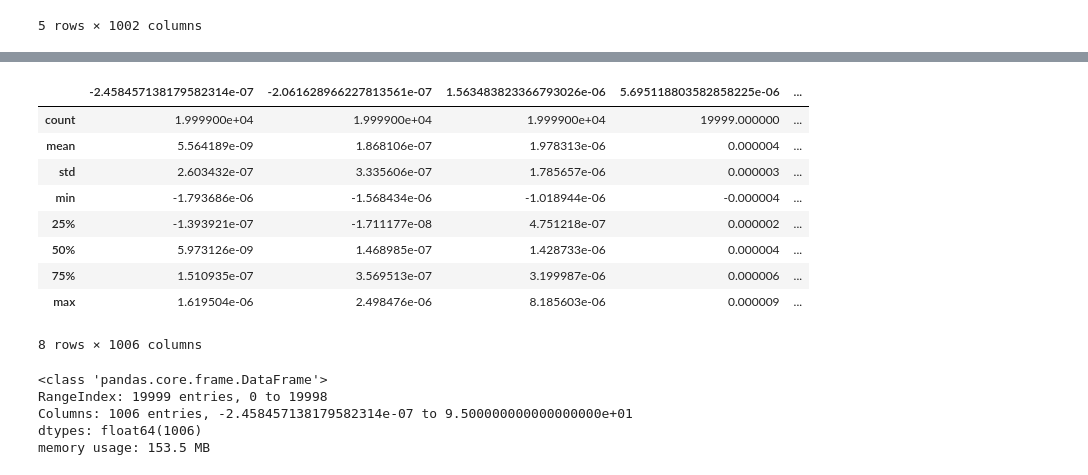
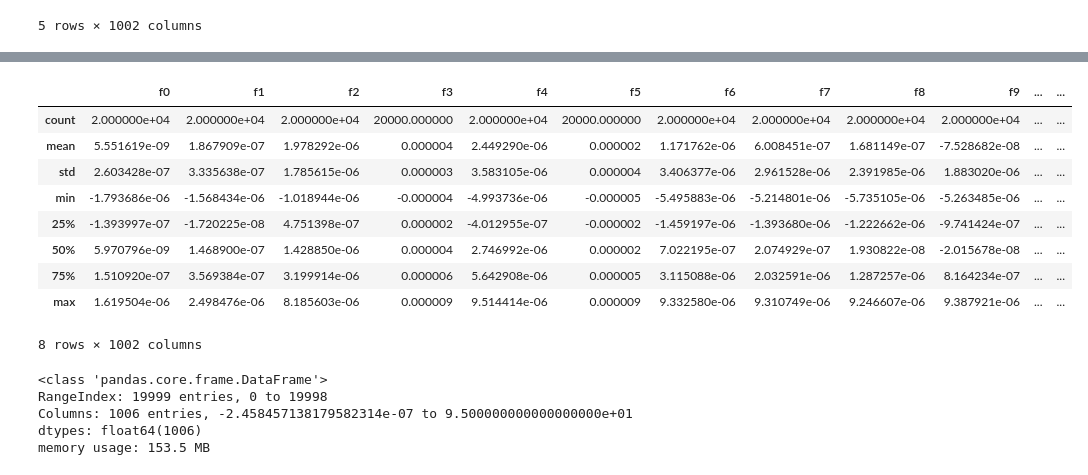
Before and after one commit to rumman-adnan/Assignment-Sensors-Data, a Jupyter notebook: Assignment(sensors)/EDA.ipynb, the cells around one changed output, grey strips where cells are left out. Saved outputs shown, nothing was run; the diff lists cells and outputs as text; code cells hidden in the pictures.

```diff
--- a/Assignment(sensors)/EDA.ipynb
+++ b/Assignment(sensors)/EDA.ipynb
@@ -191,0 +156,3 @@ training_data.head()
+# %%
+training_data = pd.read_csv('training_data.csv')
+training_data.head()
@@ -192,16 +167,16 @@ training_data.head()
 # %%
-train_data.describe()
+training_data.describe()
 # %% [output]
-|  | -2.458457138179582314e-07 | -2.061628966227813561e-07 | 1.563483823366793026e-06 | 5.695118803582858225e-06 | ... |
-| count | 1.999900e+04 | 1.999900e+04 | 1.999900e+04 | 19999.000000 | ... |
-| mean | 5.564189e-09 | 1.868106e-07 | 1.978313e-06 | 0.000004 | ... |
-| std | 2.603432e-07 | 3.335606e-07 | 1.785657e-06 | 0.000003 | ... |
-| min | -1.793686e-06 | -1.568434e-06 | -1.018944e-06 | -0.000004 | ... |
-| 25% | -1.393921e-07 | -1.711177e-08 | 4.751218e-07 | 0.000002 | ... |
-| 50% | 5.973126e-09 | 1.468985e-07 | 1.428733e-06 | 0.000004 | ... |
-| 75% | 1.510935e-07 | 3.569513e-07 | 3.199987e-06 | 0.000006 | ... |
-| max | 1.619504e-06 | 2.498476e-06 | 8.185603e-06 | 0.000009 | ... |
+|  | f0 | f1 | f2 | f3 | f4 | f5 | f6 | f7 | f8 | f9 | ... | ... |
+| count | 2.000000e+04 | 2.000000e+04 | 2.000000e+04 | 20000.000000 | 2.000000e+04 | 20000.000000 | 2.000000e+04 | 2.000000e+04 | 2.000000e+04 | 2.000000e+04 | ... | ... |
+| mean | 5.551619e-09 | 1.867909e-07 | 1.978292e-06 | 0.000004 | 2.449290e-06 | 0.000002 | 1.171762e-06 | 6.008451e-07 | 1.681149e-07 | -7.528682e-08 | ... | ... |
+| std | 2.603428e-07 | 3.335638e-07 | 1.785615e-06 | 0.000003 | 3.583105e-06 | 0.000004 | 3.406377e-06 | 2.961528e-06 | 2.391985e-06 | 1.883020e-06 | ... | ... |
+| min | -1.793686e-06 | -1.568434e-06 | -1.018944e-06 | -0.000004 | -4.993736e-06 | -0.000005 | -5.495883e-06 | -5.214801e-06 | -5.735105e-06 | -5.263485e-06 | ... | ... |
+| 25% | -1.393997e-07 | -1.720225e-08 | 4.751398e-07 | 0.000002 | -4.012955e-07 | -0.000002 | -1.459197e-06 | -1.393680e-06 | -1.222662e-06 | -9.741424e-07 | ... | ... |
+| 50% | 5.970796e-09 | 1.468900e-07 | 1.428850e-06 | 0.000004 | 2.746992e-06 | 0.000002 | 7.022195e-07 | 2.074929e-07 | 1.930822e-08 | -2.015678e-08 | ... | ... |
+| 75% | 1.510920e-07 | 3.569384e-07 | 3.199914e-06 | 0.000006 | 5.642908e-06 | 0.000005 | 3.115088e-06 | 2.032591e-06 | 1.287257e-06 | 8.164234e-07 | ... | ... |
+| max | 1.619504e-06 | 2.498476e-06 | 8.185603e-06 | 0.000009 | 9.514414e-06 | 0.000009 | 9.332580e-06 | 9.310749e-06 | 9.246607e-06 | 9.387921e-06 | ... | ... |
-8 rows × 1006 columns
+8 rows × 1002 columns
 # %%
 train_data.info()
 # %% [output]
```
Also changed, not shown: parts of 43 cells of this notebook.
